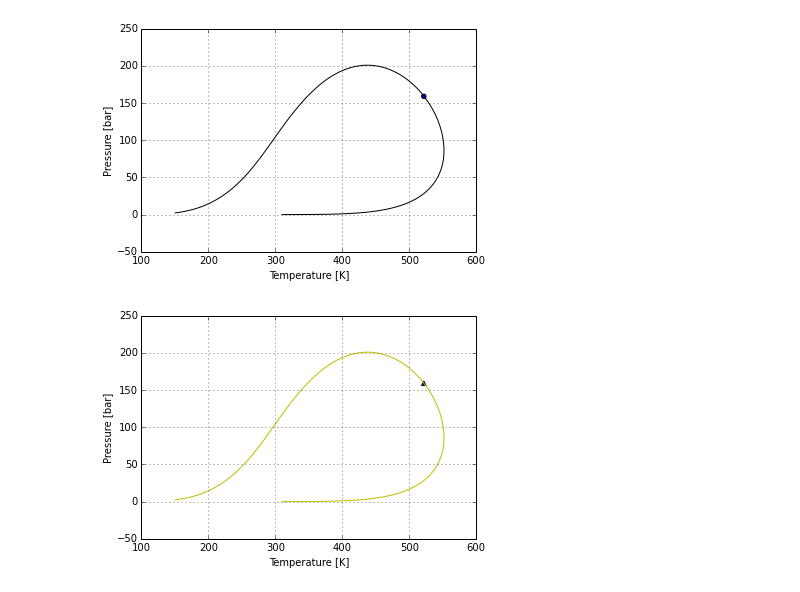
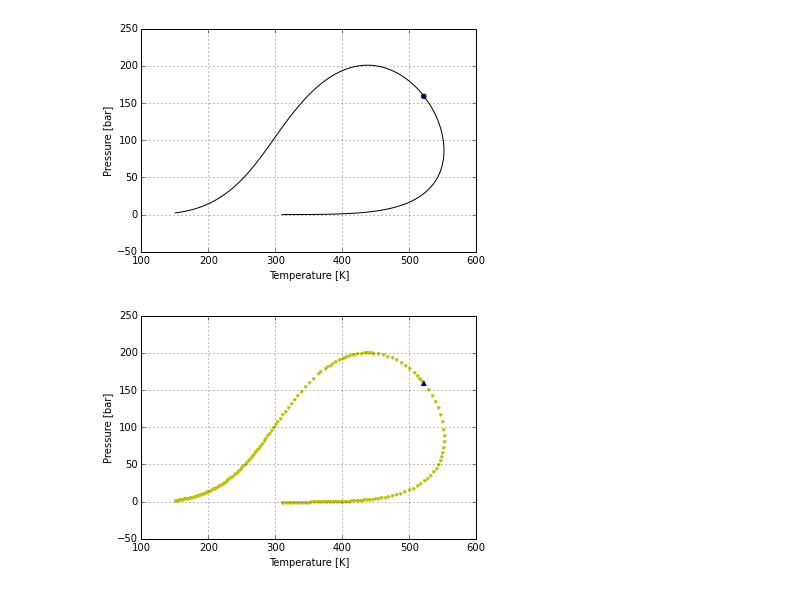
Before and after one commit to phasety/sur, a Jupyter notebook: examples/basic_envelope.ipynb, the cells around one changed output. Saved outputs shown, nothing was run; the diff lists cells and outputs as text; code cells hidden in the pictures.

```diff
--- a/examples/basic_envelope.ipynb
+++ b/examples/basic_envelope.ipynb
@@ -11,5 +21,5 @@ m.add_many("methane co2 n-decane", "0.25 0.50 0.25")
 # %%
-setup = EosSetup.objects.create(eos='RKPR')
+setup = EosSetup.objects.create(eos='RKPR', kij_mode=EosSetup.CONSTANTS,  lij_mode=EosSetup.CONSTANTS)
 setup.set_interaction('kij', 'methane', 'co2', .1)
 setup.set_interaction('kij', 'co2', 'n-decane',  0.091)
 setup.set_interaction('lij', 'co2', 'n-decane',  -0.90)
@@ -49,6 +92,6 @@ env.plot(format='k')
 # %% [output]
 [figure]
 # %%
-env.plot(critical_point='^', format='-y')
+env.plot(critical_point='^', format='.y')    # envolvente en amarillo punteado y punto critico como un triangulo
 # %% [output]
-[figure, old version]
+[figure, new version]
```
Also changed, not shown: parts of 28 cells of this notebook, 2 other files.
